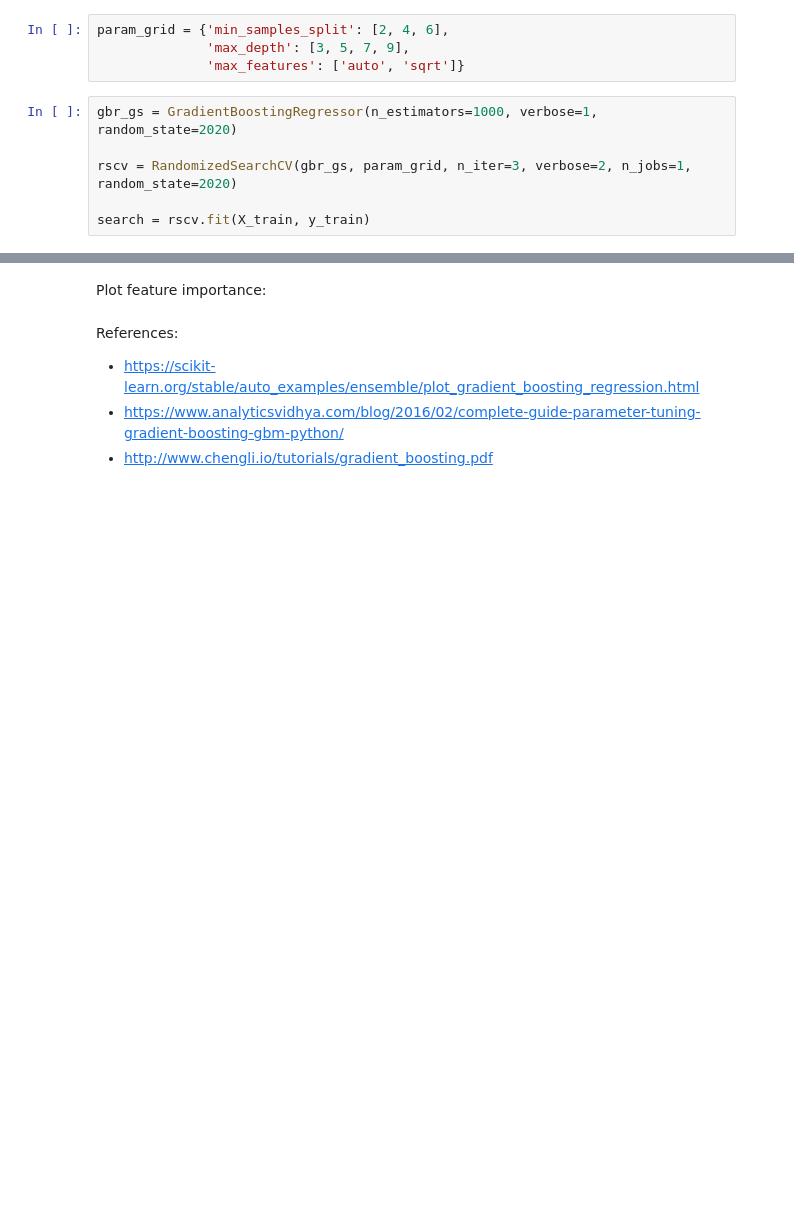
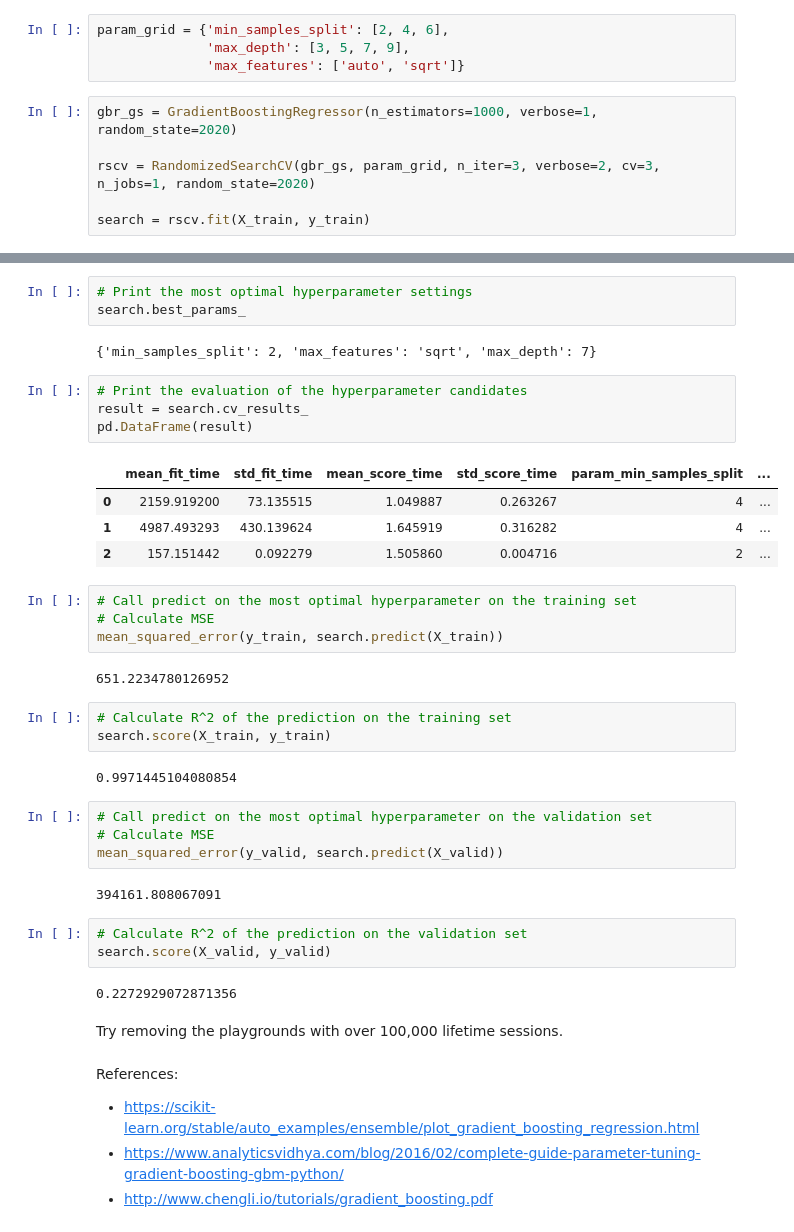
Before and after one commit to saurav193/capstone_BIBA, a Jupyter notebook: src/gradient_boost_preliminary.ipynb, the cells around one changed output, grey strips where cells are left out. Cells and saved outputs as stored; diff of their text form; blank space fills up the shorter version.

Commit message:
add results of random search

```diff
--- a/src/gradient_boost_preliminary.ipynb
+++ b/src/gradient_boost_preliminary.ipynb
@@ -512,7 +513,7 @@ param_grid = {'min_samples_split': [2, 4, 6],
 # %%
 gbr_gs = GradientBoostingRegressor(n_estimators=1000, verbose=1, random_state=2020)
 
-rscv = RandomizedSearchCV(gbr_gs, param_grid, n_iter=3, verbose=2, n_jobs=1, random_state=2020)
+rscv = RandomizedSearchCV(gbr_gs, param_grid, n_iter=3, verbose=2, cv=3, n_jobs=1, random_state=2020)
 
 search = rscv.fit(X_train, y_train)
 # %% [output]
@@ -538,5 +576,41 @@ Fitting 5 folds for each of 3 candidates, totalling 15 fits
-# %% [markdown]
-Plot feature importance:
+# %%
+# Print the most optimal hyperparameter settings
+search.best_params_
+# %% [output]
+{'min_samples_split': 2, 'max_features': 'sqrt', 'max_depth': 7}
+# %%
+# Print the evaluation of the hyperparameter candidates
+result = search.cv_results_
+pd.DataFrame(result)
+# %% [output]
+|  | mean_fit_time | std_fit_time | mean_score_time | std_score_time | param_min_samples_split | ... |
+| 0 | 2159.919200 | 73.135515 | 1.049887 | 0.263267 | 4 | ... |
+| 1 | 4987.493293 | 430.139624 | 1.645919 | 0.316282 | 4 | ... |
+| 2 | 157.151442 | 0.092279 | 1.505860 | 0.004716 | 2 | ... |
+# %%
+# Call predict on the most optimal hyperparameter on the training set
+# Calculate MSE
+mean_squared_error(y_train, search.predict(X_train))
+# %% [output]
+651.2234780126952
+# %%
+# Calculate R^2 of the prediction on the training set
+search.score(X_train, y_train)
+# %% [output]
+0.9971445104080854
+# %%
+# Call predict on the most optimal hyperparameter on the validation set
+# Calculate MSE
+mean_squared_error(y_valid, search.predict(X_valid))
+# %% [output]
+394161.808067091
+# %%
+# Calculate R^2 of the prediction on the validation set
+search.score(X_valid, y_valid)
+# %% [output]
+0.2272929072871356
+# %% [markdown]
+Try removing the playgrounds with over 100,000 lifetime sessions.
 # %% [markdown]
 References:
 - https://scikit-learn.org/stable/auto_examples/ensemble/plot_gradient_boosting_regression.html
```
Also changed, not shown: parts of 4 cells of this notebook, 1 other file.
